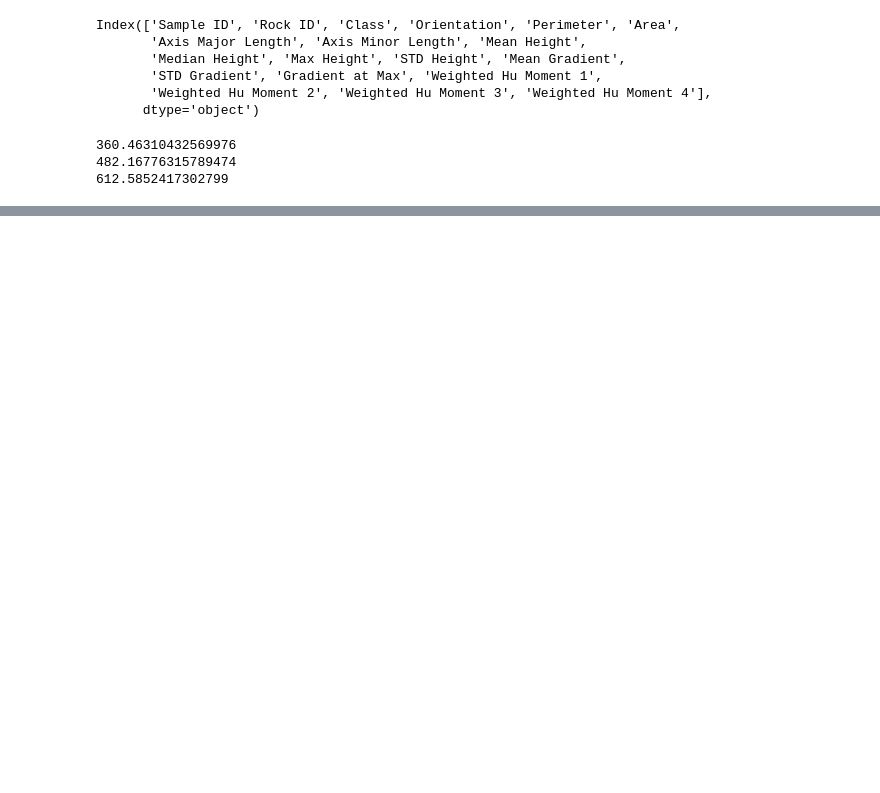
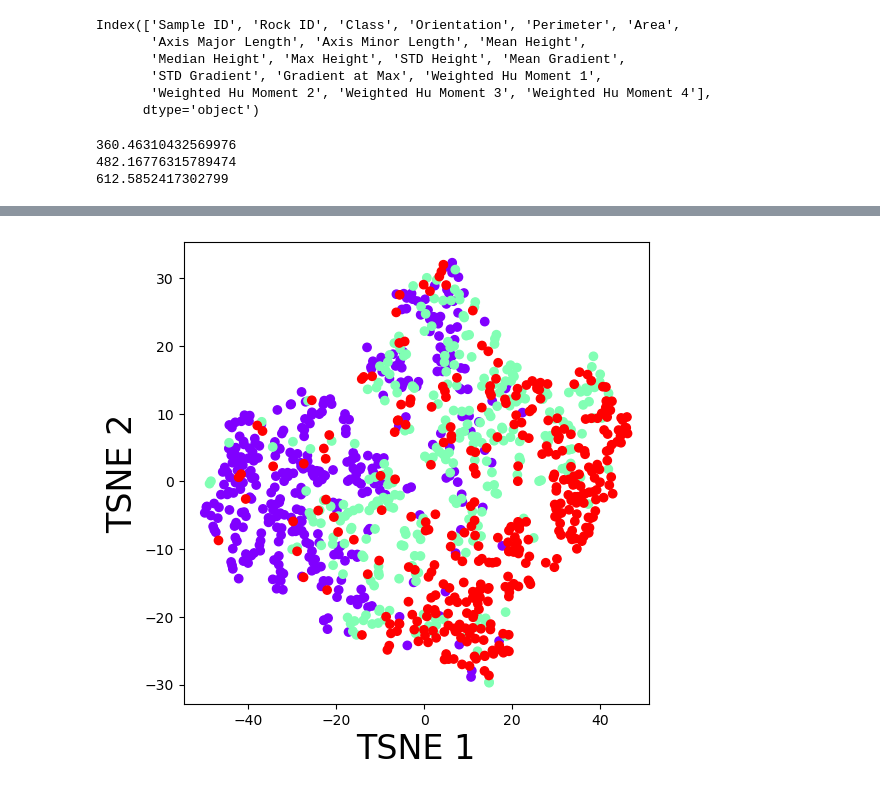
Before and after one commit to anqi-j/morphological-image-processing, a Jupyter notebook: classify/explore_clustering.ipynb, the cells around one changed output, grey strips where cells are left out. Saved outputs shown, nothing was run; the diff lists cells and outputs as text; code cells hidden in the pictures; blank space fills up the shorter version.

```diff
--- a/classify/explore_clustering.ipynb
+++ b/classify/explore_clustering.ipynb
@@ -137,0 +176,17 @@ array([[ 0.01020371,  0.25787764,  0.24956431,  0.24138117,  0.24228789,
+# %%
+tsne = TSNE(n_components=2)
+embedding = tsne.fit_transform(X)
+labels = {
+    str(i): f"TSNE {i+1}" for i in range(2)
+}
+
+fig, axs = subplots(nrows=1, ncols=1, figsize=(6,6))
+
+c_map = cm.rainbow(np.linspace(0, 1, n_clusters))
+axs.scatter(embedding[:,0], embedding[:,1], color=df_clustered['cluster'].map(lambda x: c_map[x]))
+axs.set_xlabel(labels['0'], fontsize=24)
+axs.set_ylabel(labels['1'], fontsize=24)
+
+show()
+# %% [output]
+[figure, added]
```
Also changed, not shown: parts of 8 cells of this notebook.
